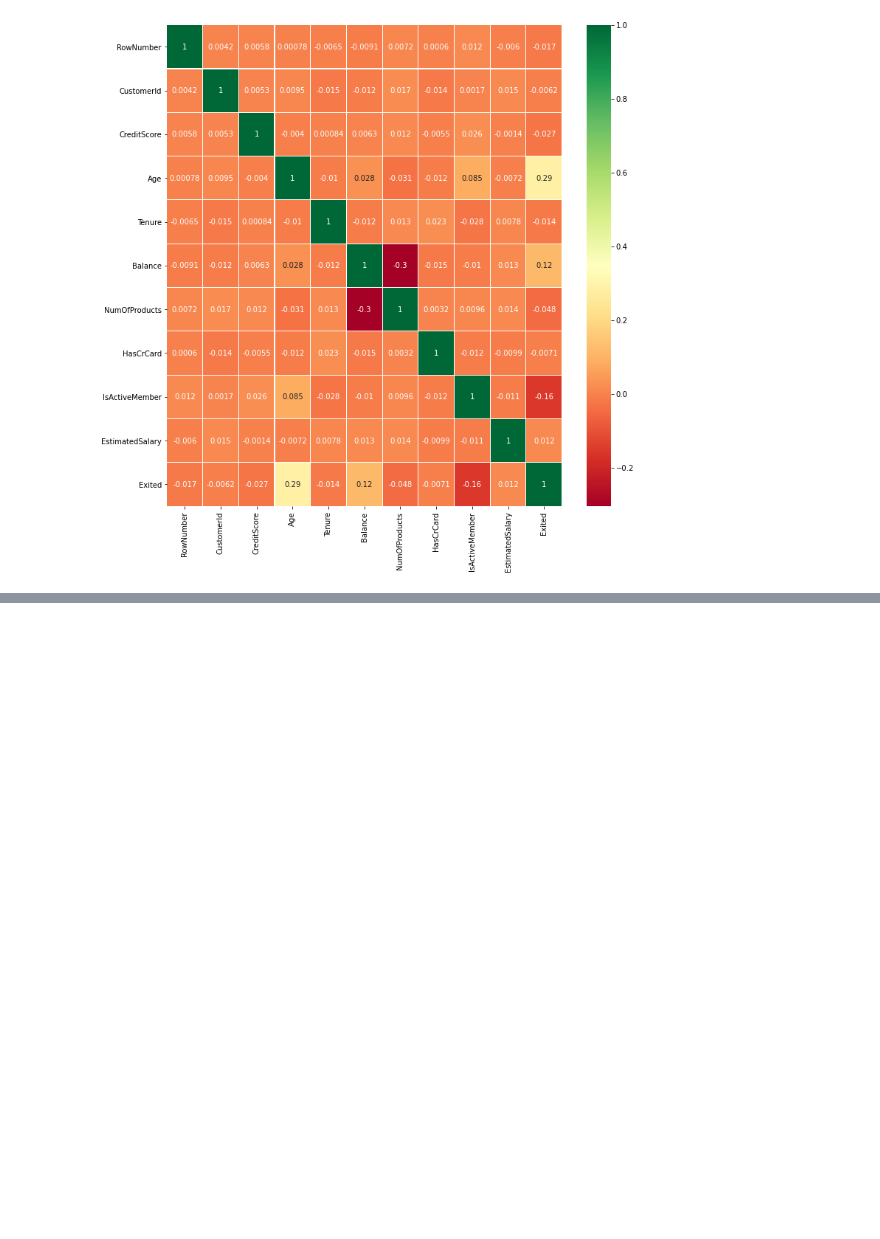
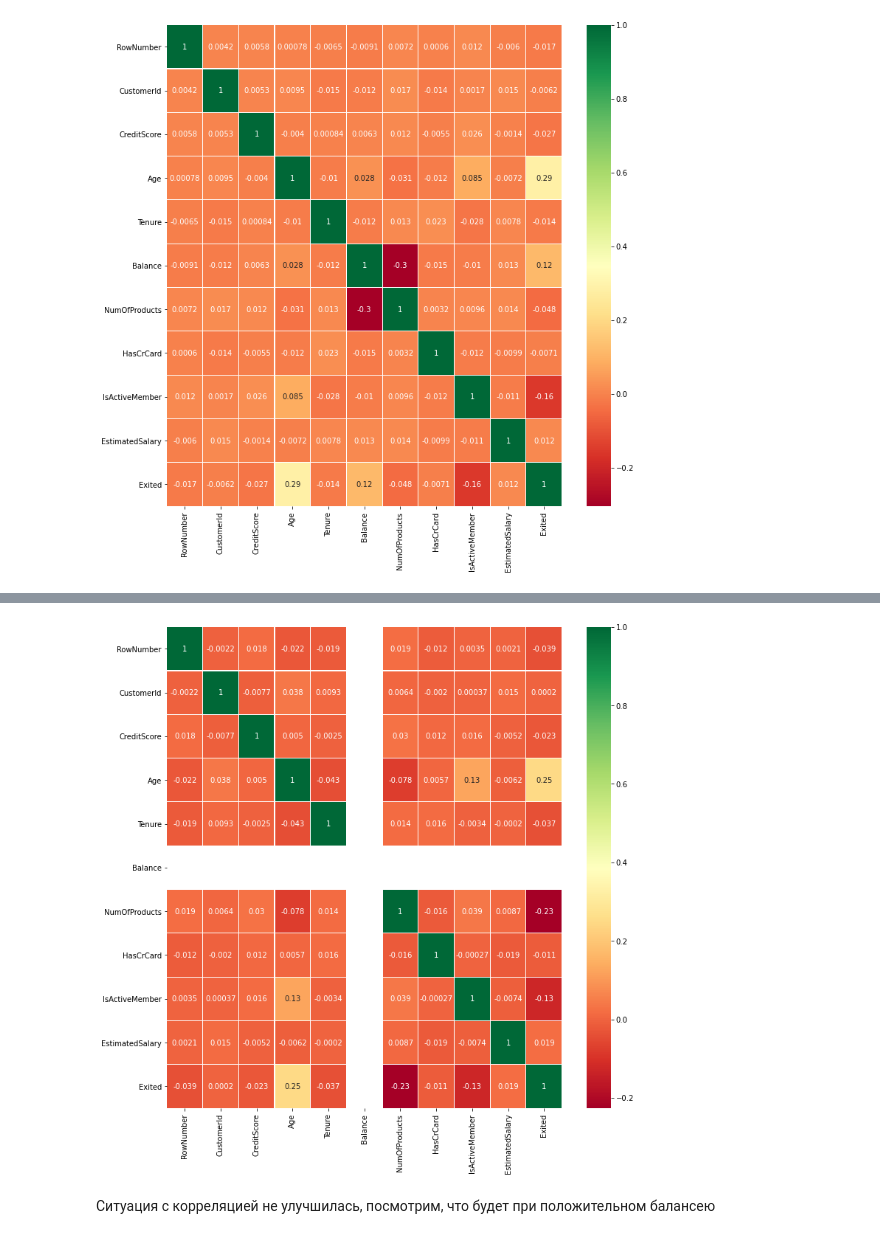
Before and after one commit to KlavdiyaKaveshnikova/Diploma_netology, a Jupyter notebook: Diploma_analyse.ipynb, the cells around one changed output, grey strips where cells are left out. Drawn from its saved outputs; the diff is of its cells as text; code cells hidden in the pictures; blank space fills up the shorter version.

```diff
--- a/Diploma_analyse.ipynb
+++ b/Diploma_analyse.ipynb
@@ -241,0 +207,3 @@ plt.show()
+# %%
+minus_balance = data[ data.Balance <= 0 ]
+minus_balance.head()
@@ -241,0 +217,12 @@ plt.show()
+# %%
+import seaborn as sns
+sns.heatmap(minus_balance.corr(),annot=True,cmap='RdYlGn',linewidths=0.1) #data.corr()-->матрица корреляций
+# gcf() - получение текущей фигуры
+fig=plt.gcf()
+# set_size_inches() - установить размер фигуры
+fig.set_size_inches(12,12)
+plt.show()
+# %% [output]
+[figure, added]
+# %% [markdown]
+Ситуация с корреляцией не улучшилась, посмотрим, что будет при положительном балансею
```
Also changed, not shown: parts of 27 cells of this notebook.
